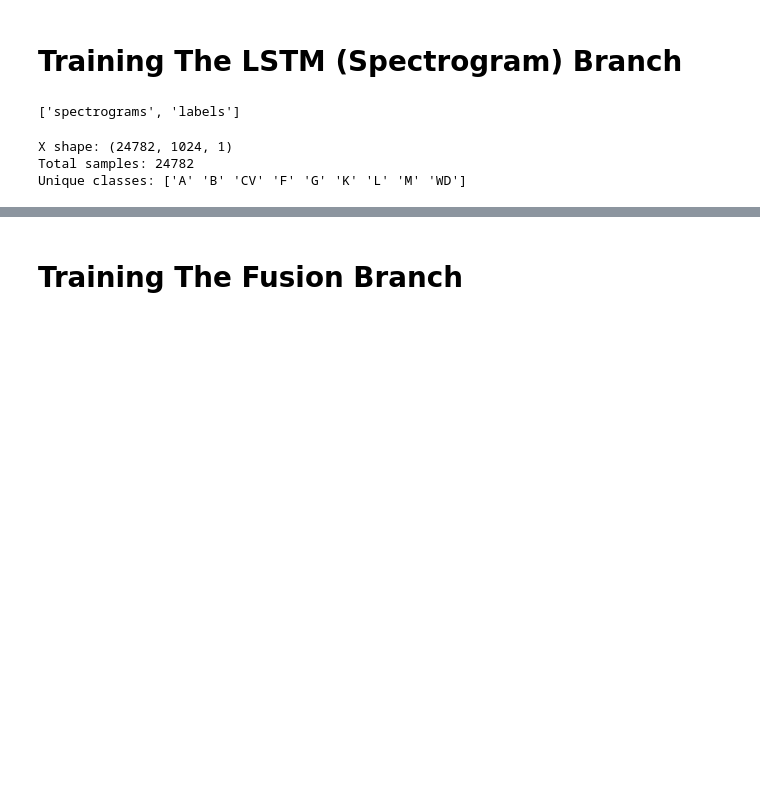
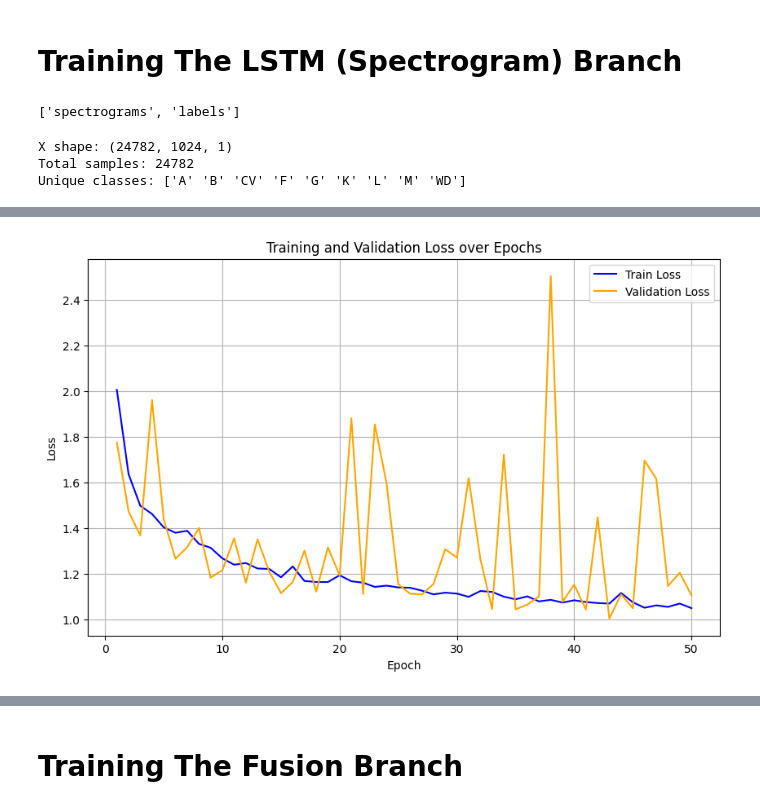
Before and after one commit to blueskinlizard/StarTrack, a Jupyter notebook: notebooks/Building The StarTrack Model - 2.ipynb, the cells around one changed output, grey strips where cells are left out. Drawn from its saved outputs; the diff is of its cells as text; code cells hidden in the pictures; blank space fills up the shorter version.

Commit message:
Spectra branch initialized w/ 65% accuracy

```diff
--- a/notebooks/Building The StarTrack Model - 2.ipynb
+++ b/notebooks/Building The StarTrack Model - 2.ipynb
@@ -476,9 +421,9 @@ train_dataset_spect = TensorDataset(torch.tensor(X_spect_train, dtype=torch.floa
 val_dataset_spect = TensorDataset(torch.tensor(X_spect_val, dtype=torch.float32), torch.tensor(y_spect_val, dtype=torch.long))
 test_dataset_spect = TensorDataset(torch.tensor(X_spect_test, dtype=torch.float32), torch.tensor(y_spect_test, dtype=torch.long))
 
-train_loader_spect = DataLoader(train_dataset_time, batch_size=64, shuffle=True)
-val_loader_spect = DataLoader(val_dataset_time, batch_size=64, shuffle=False)
-test_loader_spect = DataLoader(test_dataset_time, batch_size=64, shuffle=False)
+train_loader_spect = DataLoader(train_dataset_spect, batch_size=64, shuffle=True)
+val_loader_spect = DataLoader(val_dataset_spect, batch_size=64, shuffle=False)
+test_loader_spect = DataLoader(test_dataset_spect, batch_size=64, shuffle=False)
 # %%
 # Dataloader needs (B, 1024, 1) shape
 class StarTrack_LSTM(nn.Module):
@@ -518,7 +463,8 @@ class StarTrack_LSTM(nn.Module):
 StarTrack_LSTM_V1 = StarTrack_LSTM()
 StarTrack_LSTM_V1 = StarTrack_LSTM_V1 .to(device)
 # %%
-class_weights_LSTM = compute_class_weight('balanced', classes=np.unique(y_spect_train), y=y_spect_train)
-class_weights_LSTM = torch.tensor(class_weights, dtype=torch.float).to(device)
+class_weights_LSTM = [0.9037037, 6.72603902, 2.5, 0.45, 1.83183183, 1.2, 10.12771392, 0.95, 2.48901444]
+print(class_weights_LSTM)
+class_weights_LSTM = torch.tensor(class_weights_LSTM, dtype=torch.float).to(device)
 loss_fn = nn.CrossEntropyLoss(weight=class_weights_LSTM)
 optimizer_LSTM = torch.optim.Adam(StarTrack_LSTM_V1.parameters(), lr=1e-4, weight_decay=1e-4)
@@ -526,6 +474,6 @@ optimizer_LSTM = torch.optim.Adam(StarTrack_LSTM_V1.parameters(), lr=1e-4, weigh
 train_losses_LSTM, val_losses_LSTM= train_model(model=StarTrack_LSTM_V1,
                                        criterion=loss_fn,
                                        optimizer=optimizer_LSTM,
-                                       epochs=15,
+                                       epochs=50,
                                        train_loader=train_loader_spect,
                                        val_loader=val_loader_spect)
@@ -531,0 +494,4 @@ train_losses_LSTM, val_losses_LSTM= train_model(model=StarTrack_LSTM_V1,
+# %%
+plot_losses(train_losses_LSTM, val_losses_LSTM)
+# %% [output]
+[figure, added]
```
Also changed, not shown: parts of 13 cells of this notebook, 2 other files.
